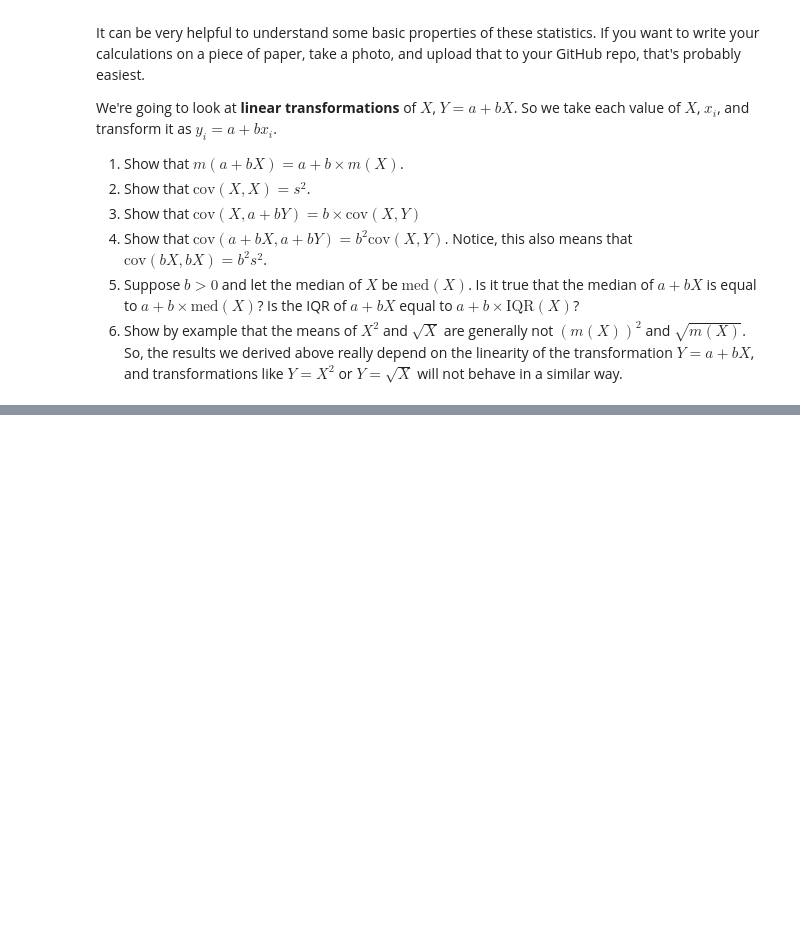
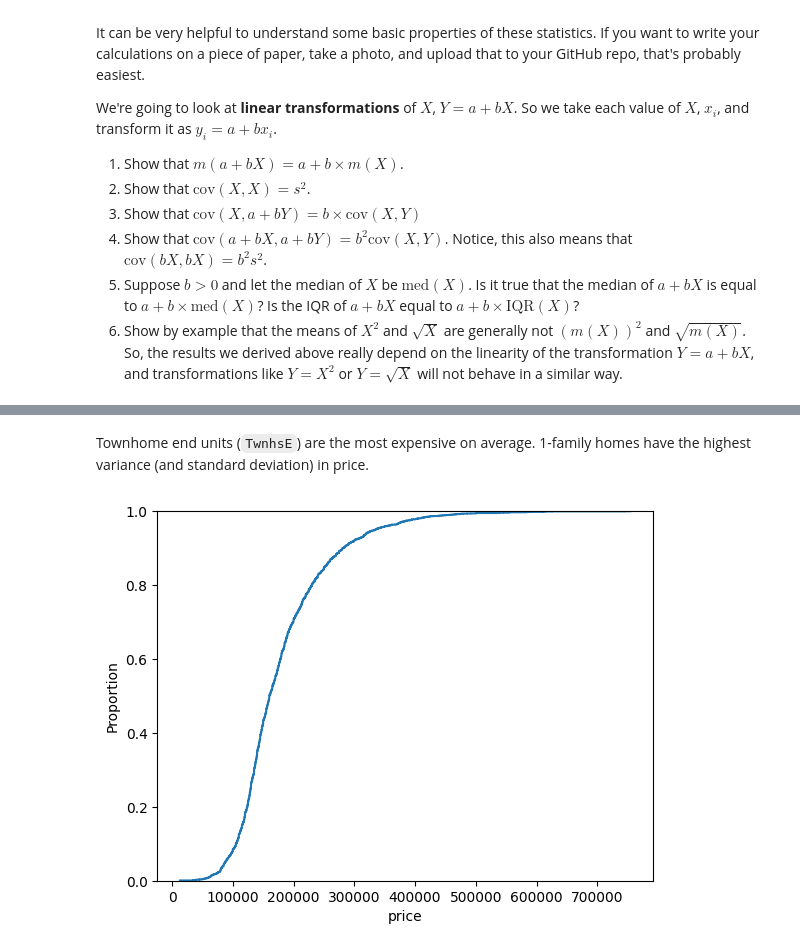
Before and after one commit to syd-nguyen/ds3021-assignments, a Jupyter notebook: assignments/01_assignment_wrangling_and_eda.ipynb, the cells around one changed output, grey strips where cells are left out. Cells and saved outputs as stored; diff of their text form; code cells hidden in the pictures; blank space fills up the shorter version.

```diff
--- a/assignments/01_assignment_wrangling_and_eda.ipynb
+++ b/assignments/01_assignment_wrangling_and_eda.ipynb
@@ -703,0 +749,8 @@ We'll use the `ames_prices.csv` dataset. The "relevant" variables for this quest
+# %% [markdown]
+Townhome end units (`TwnhsE`) are the most expensive on average. 1-family homes have the highest variance (and standard deviation) in price.
+# %%
+# 3
+sns.ecdfplot(AMES['price'])
+plt.show()
+# %% [output]
+[figure, added]
```
Also changed, not shown: parts of 19 cells of this notebook.
